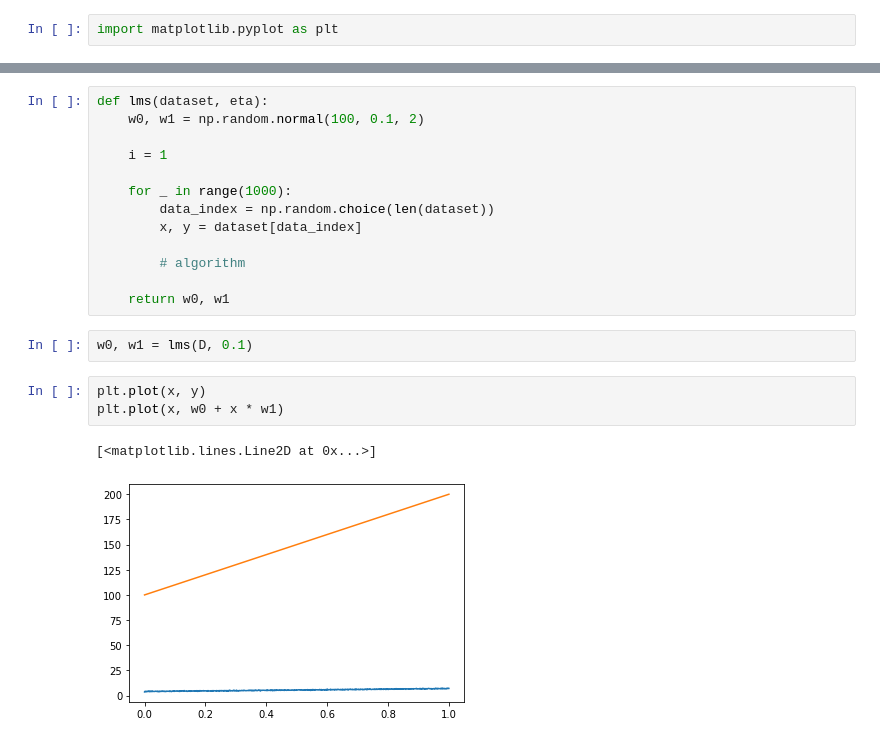
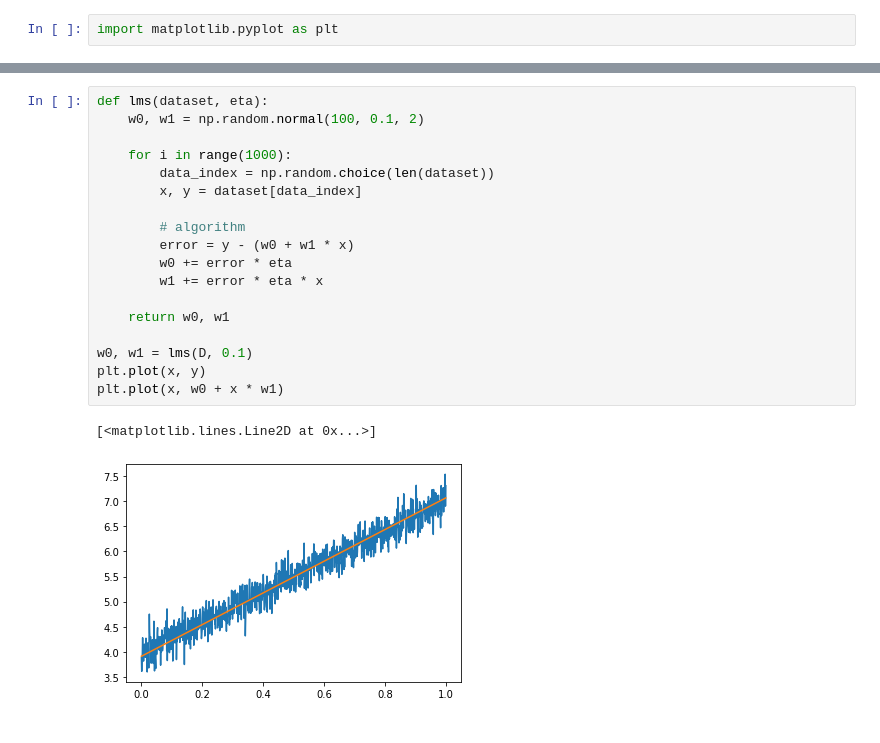
Before and after one commit to IchChefDuNixx/2223WS, a Jupyter notebook: SVL/October/E01-svl-python/python-primer-question.ipynb, the cells around one changed output, grey strips where cells are left out. Saved outputs shown, nothing was run; the diff lists cells and outputs as text.

```diff
--- a/SVL/October/E01-svl-python/python-primer-question.ipynb
+++ b/SVL/October/E01-svl-python/python-primer-question.ipynb
@@ -97,21 +137,21 @@ plt.plot(x, y)
 # %%
 def lms(dataset, eta):
     w0, w1 = np.random.normal(100, 0.1, 2)
 
-    i = 1
-
-    for _ in range(1000):
+    for i in range(1000):
         data_index = np.random.choice(len(dataset))
         x, y = dataset[data_index]
 
         # algorithm
+        error = y - (w0 + w1 * x)
+        w0 += error * eta
+        w1 += error * eta * x
 
     return w0, w1
+
+w0, w1 = lms(D, 0.1)
+plt.plot(x, y)
+plt.plot(x, w0 + x * w1)
+# %% [output]
+[<matplotlib.lines.Line2D at 0x...>]
+[figure, added]
-# %%
-w0, w1 = lms(D, 0.1)
-# %%
-plt.plot(x, y)
-plt.plot(x, w0 + x * w1)
-# %% [output]
-[<matplotlib.lines.Line2D at 0x...>]
-[figure, removed]
```
Also changed, not shown: parts of 6 cells of this notebook, 3 other files.
